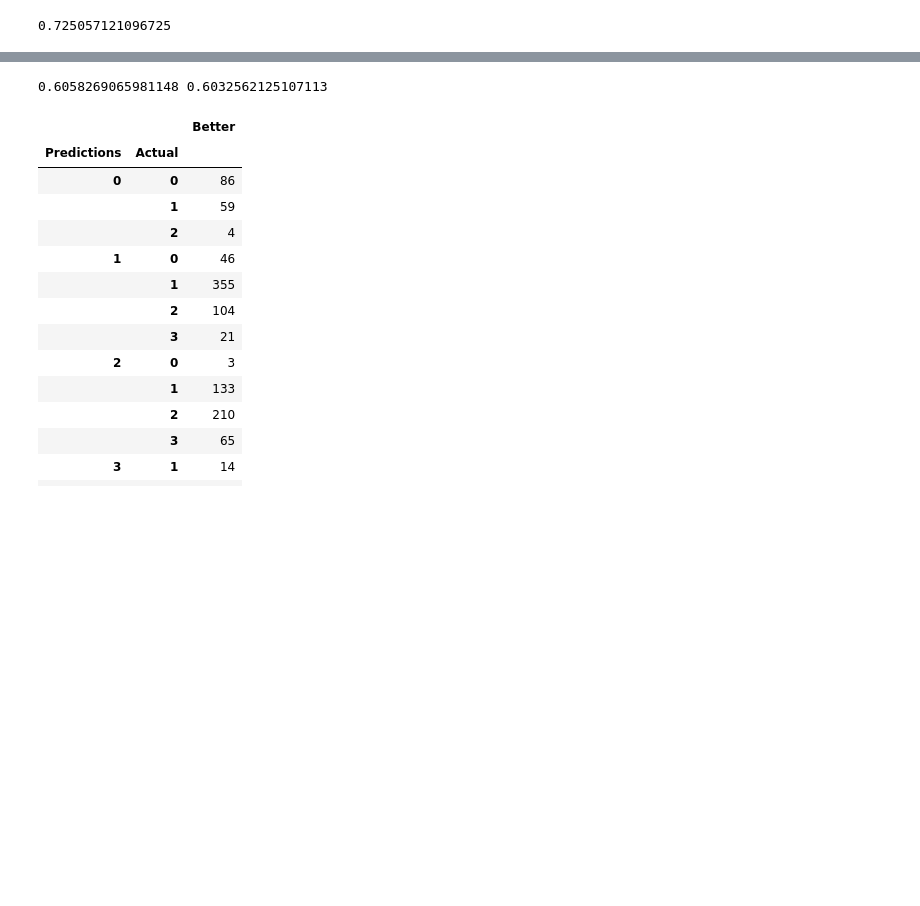
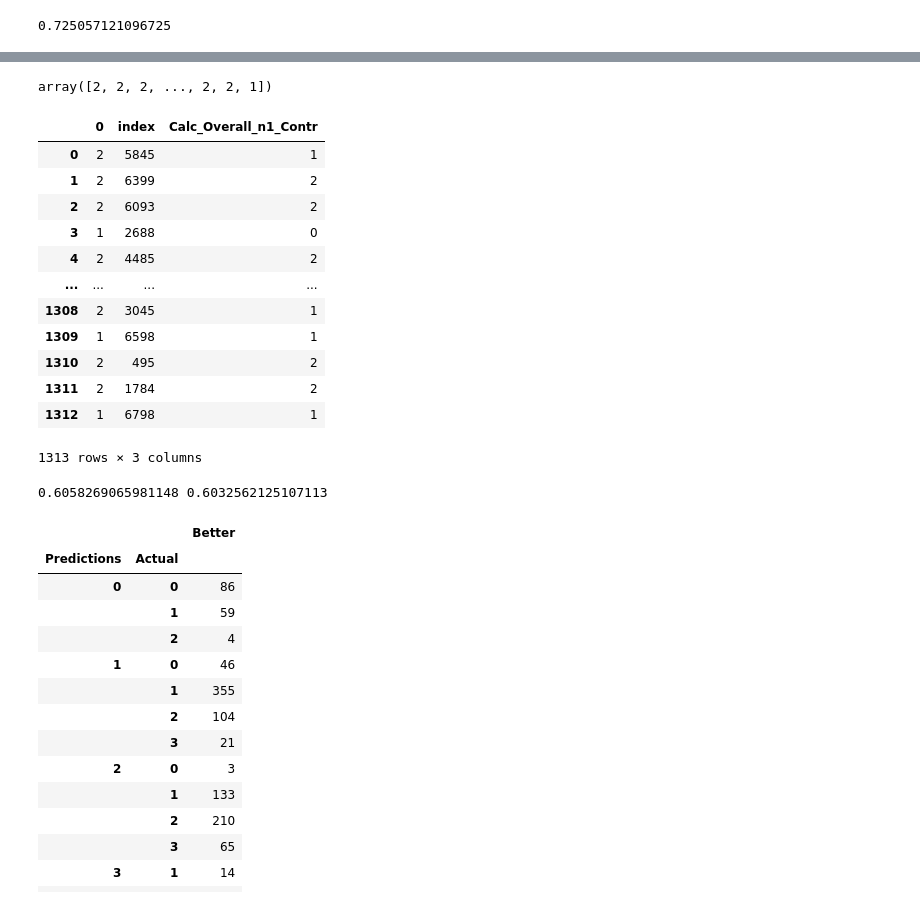
Before and after one commit to zainhoda1/Capstone-project, a Jupyter notebook: Analysis files/NEW_MODEL EXECUTION.ipynb, the cells around one changed output, grey strips where cells are left out. Cells and saved outputs as stored; diff of their text form; code cells hidden in the pictures; blank space fills up the shorter version.

Commit message:
Update Models for Potential Predictions

```diff
--- a/Analysis files/NEW_MODEL EXECUTION.ipynb
+++ b/Analysis files/NEW_MODEL EXECUTION.ipynb
@@ -435,6 +431,29 @@ print(classification_report(y_test_check, predictions))
     accuracy                           0.73      1313
    macro avg       0.71      0.65      0.68      1313
 weighted avg       0.72      0.73      0.72      1313
+# %%
+predictions
+# %% [output]
+array([2, 2, 2, ..., 2, 2, 1])
+# %%
+pred = pd.DataFrame(predictions)
+y_test_check = y_test_check.reset_index()
+pred = pd.merge(pred, y_test_check, left_index=True, right_index=True)
+pred
+# %% [output]
+|  | 0 | index | Calc_Overall_n1_Contr |
+| 0 | 2 | 5845 | 1 |
+| 1 | 2 | 6399 | 2 |
+| 2 | 2 | 6093 | 2 |
+| 3 | 1 | 2688 | 0 |
+| 4 | 2 | 4485 | 2 |
+| ... | ... | ... | ... |
+| 1308 | 2 | 3045 | 1 |
+| 1309 | 1 | 6598 | 1 |
+| 1310 | 2 | 495 | 2 |
+| 1311 | 2 | 1784 | 2 |
+| 1312 | 1 | 6798 | 1 |
+1313 rows × 3 columns
 # %%
 print(accuracy_end, acc_check)
 # %% [output]
```
Also changed, not shown: parts of 3 cells of this notebook.
